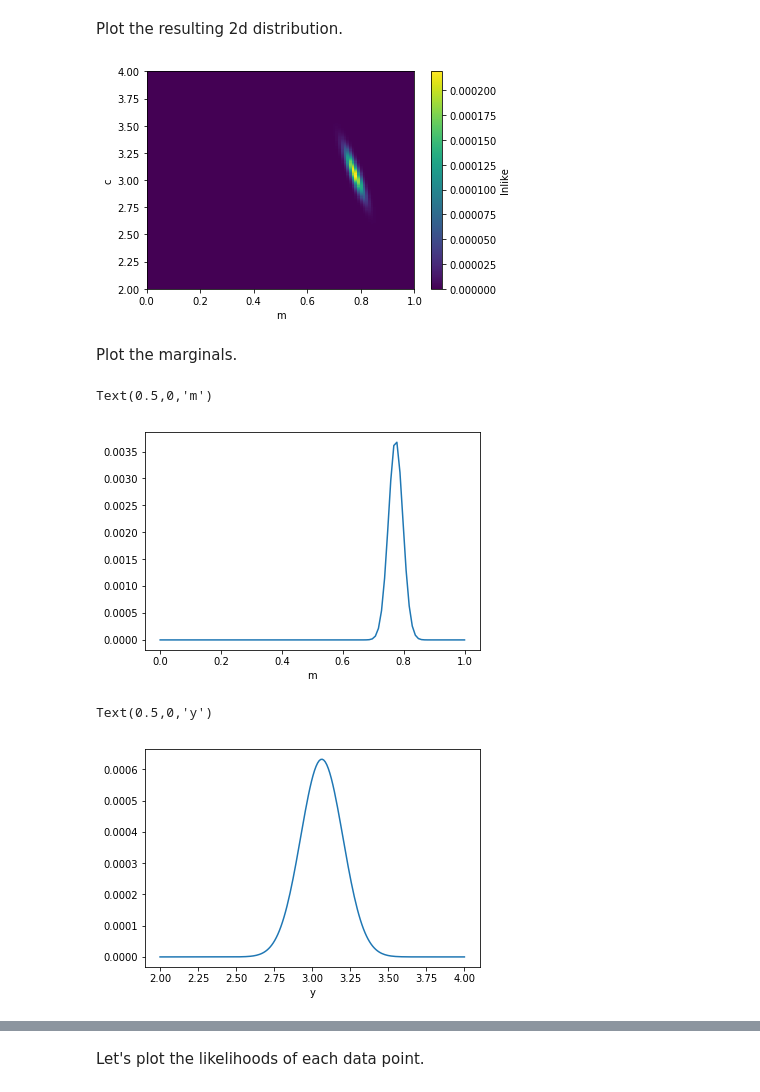
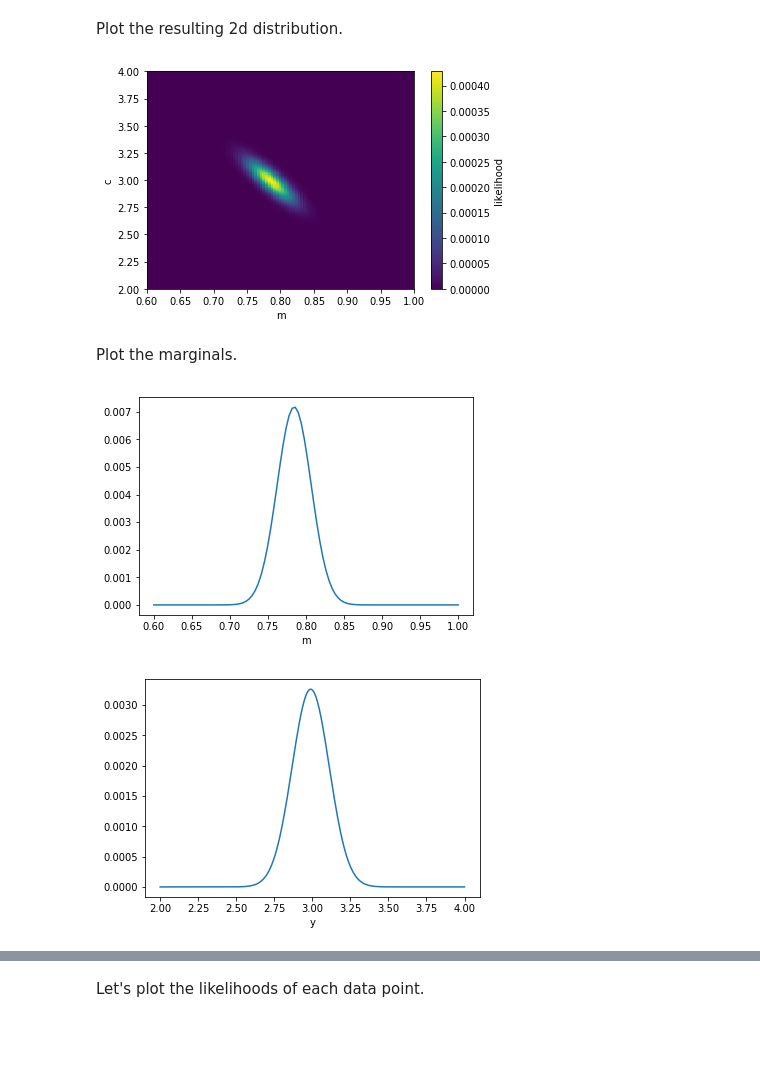
Before and after one commit to RuthAngus/Probabilistic-inference-tutorial, a Jupyter notebook: Bayesian_inference_tutorial.ipynb, the cells around one changed output, grey strips where cells are left out. Saved outputs shown, nothing was run; the diff lists cells and outputs as text; code cells hidden in the pictures; blank space fills up the shorter version.

```diff
--- a/Bayesian_inference_tutorial.ipynb
+++ b/Bayesian_inference_tutorial.ipynb
@@ -505,37 +500,35 @@ def lnlike(par, x, y, yerr):
     m, c = par
     return -.5 * sum((y - (m*x + c))**2 / sigma**2)
 # %%
-nsamps_m = 100
-nsamps_c = 200
-mmin, mmax, cmin, cmax = 0, 1, 2, 4
-_M, _C = np.linspace(mmin, mmax, nsamps_m), np.linspace(cmin, cmax, nsamps_c)
+ngrid_m = 100
+ngrid_c = 200
+mmin, mmax, cmin, cmax = .6, 1, 2, 4
+_M, _C = np.linspace(mmin, mmax, ngrid_m), np.linspace(cmin, cmax, ngrid_c)
 M, C = np.meshgrid(_M, _C, indexing="ij")
 
-lnlikes = np.zeros((nsamps_m, nsamps_c))
-for i in range(nsamps_m):
-    for j in range(nsamps_c):
+lnlikes = np.zeros((ngrid_m, ngrid_c))
+for i in range(ngrid_m):
+    for j in range(ngrid_c):
         par = [M[i, j], C[i, j]]
         lnlikes[i, j] = lnlike(par, x, y, yerr)
 # %% [markdown]
 Plot the resulting 2d distribution.
 # %%
 plt.pcolor(_M, _C, np.exp(lnlikes.T))
-plt.colorbar(label="lnlike")
+plt.colorbar(label="likelihood")
 plt.xlabel("m")
 plt.ylabel("c");
 # %% [output]
-[figure, old version]
+[figure, new version]
 # %% [markdown]
 Plot the marginals.
 # %%
 plt.plot(M[:, 0], np.sum(np.exp(lnlikes), axis=1));
-plt.xlabel("m")
+plt.xlabel("m");
 # %% [output]
-Text(0.5,0,'m')
-[figure, old version]
+[figure, new version]
 # %%
 plt.plot(C[0, :], np.sum(np.exp(lnlikes), axis=0));
-plt.xlabel("y")
+plt.xlabel("y");
 # %% [output]
-Text(0.5,0,'y')
-[figure, old version]
+[figure, new version]
```
Also changed, not shown: parts of 52 cells of this notebook.
